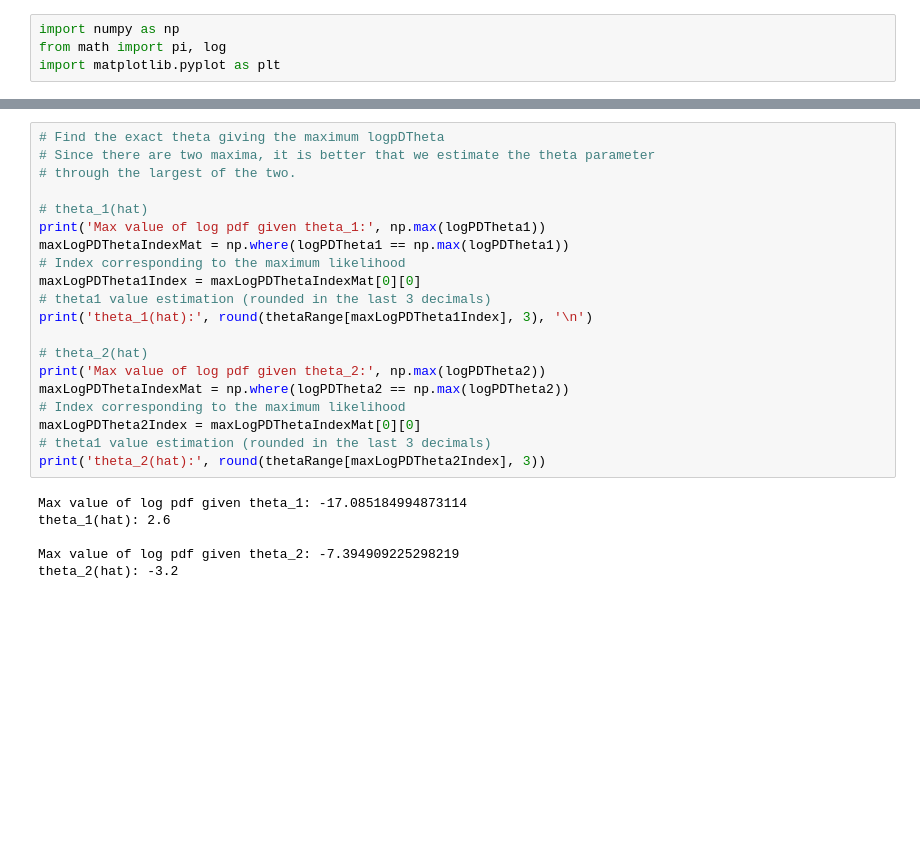
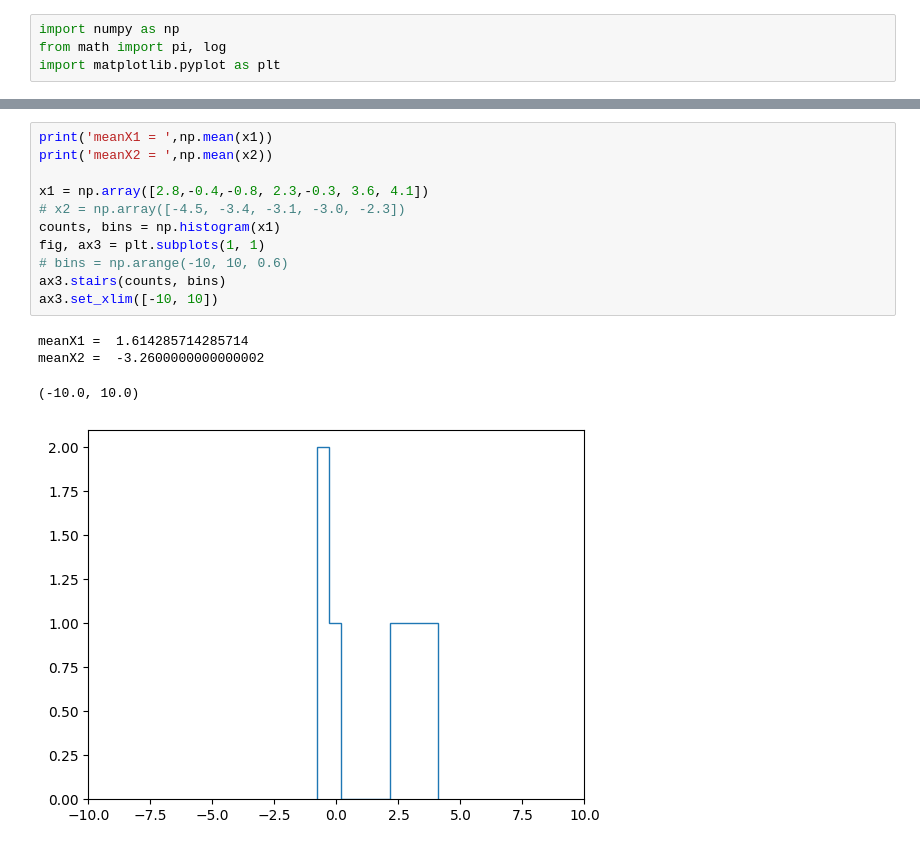
Before and after one commit to styltopa/PatternRecognition, a Jupyter notebook: topalidis_9613_Assignment2.ipynb, the cells around one changed output, grey strips where cells are left out. Saved outputs shown, nothing was run; the diff lists cells and outputs as text; blank space fills up the shorter version.

```diff
--- a/topalidis_9613_Assignment2.ipynb
+++ b/topalidis_9613_Assignment2.ipynb
@@ -58,27 +88,17 @@ Text(0.5, 1.0, 'Likelihood probability functions for datasets $D_1$ and $D_2$')
 [figure]
-# %%
-# Find the exact theta giving the maximum logpDTheta
-# Since there are two maxima, it is better that we estimate the theta parameter
-# through the largest of the two.
-
-# theta_1(hat)
-print('Max value of log pdf given theta_1:', np.max(logPDTheta1))
-maxLogPDThetaIndexMat = np.where(logPDTheta1 == np.max(logPDTheta1))
-# Index corresponding to the maximum likelihood
-maxLogPDTheta1Index = maxLogPDThetaIndexMat[0][0]
-# theta1 value estimation (rounded in the last 3 decimals)
-print('theta_1(hat):', round(thetaRange[maxLogPDTheta1Index], 3), '\n')
-
-# theta_2(hat)
-print('Max value of log pdf given theta_2:', np.max(logPDTheta2))
-maxLogPDThetaIndexMat = np.where(logPDTheta2 == np.max(logPDTheta2))
-# Index corresponding to the maximum likelihood
-maxLogPDTheta2Index = maxLogPDThetaIndexMat[0][0]
-# theta1 value estimation (rounded in the last 3 decimals)
-print('theta_2(hat):', round(thetaRange[maxLogPDTheta2Index], 3))
-# %% [output]
-Max value of log pdf given theta_1: -17.085184994873114
-theta_1(hat): 2.6
-
-Max value of log pdf given theta_2: -7.394909225298219
-theta_2(hat): -3.2
+# %%
+print('meanX1 = ',np.mean(x1))
+print('meanX2 = ',np.mean(x2))
+
+x1 = np.array([2.8,-0.4,-0.8, 2.3,-0.3, 3.6, 4.1])
+# x2 = np.array([-4.5, -3.4, -3.1, -3.0, -2.3])
+counts, bins = np.histogram(x1)
+fig, ax3 = plt.subplots(1, 1)
+# bins = np.arange(-10, 10, 0.6)
+ax3.stairs(counts, bins)
+ax3.set_xlim([-10, 10])
+# %% [output]
+meanX1 =  1.614285714285714
+meanX2 =  -3.2600000000000002
+(-10.0, 10.0)
+[figure, added]
```
Also changed, not shown: parts of 2 cells of this notebook.
